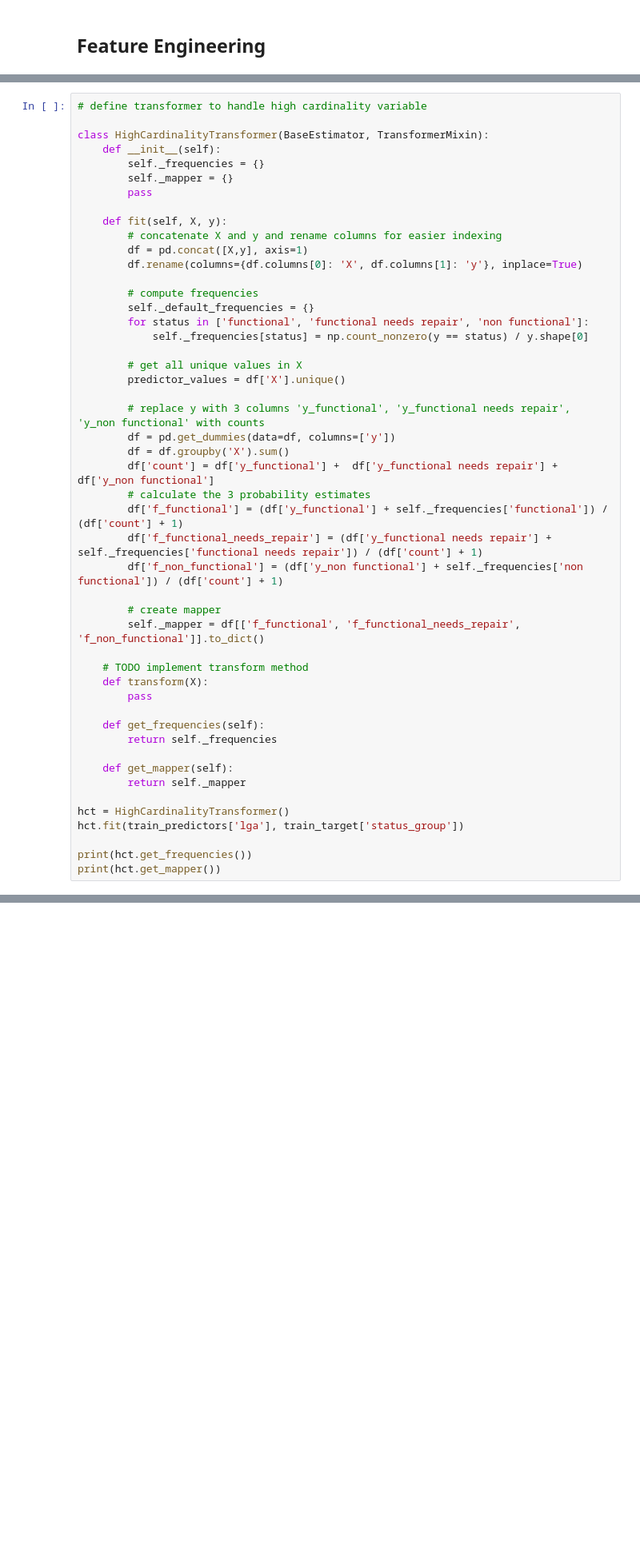
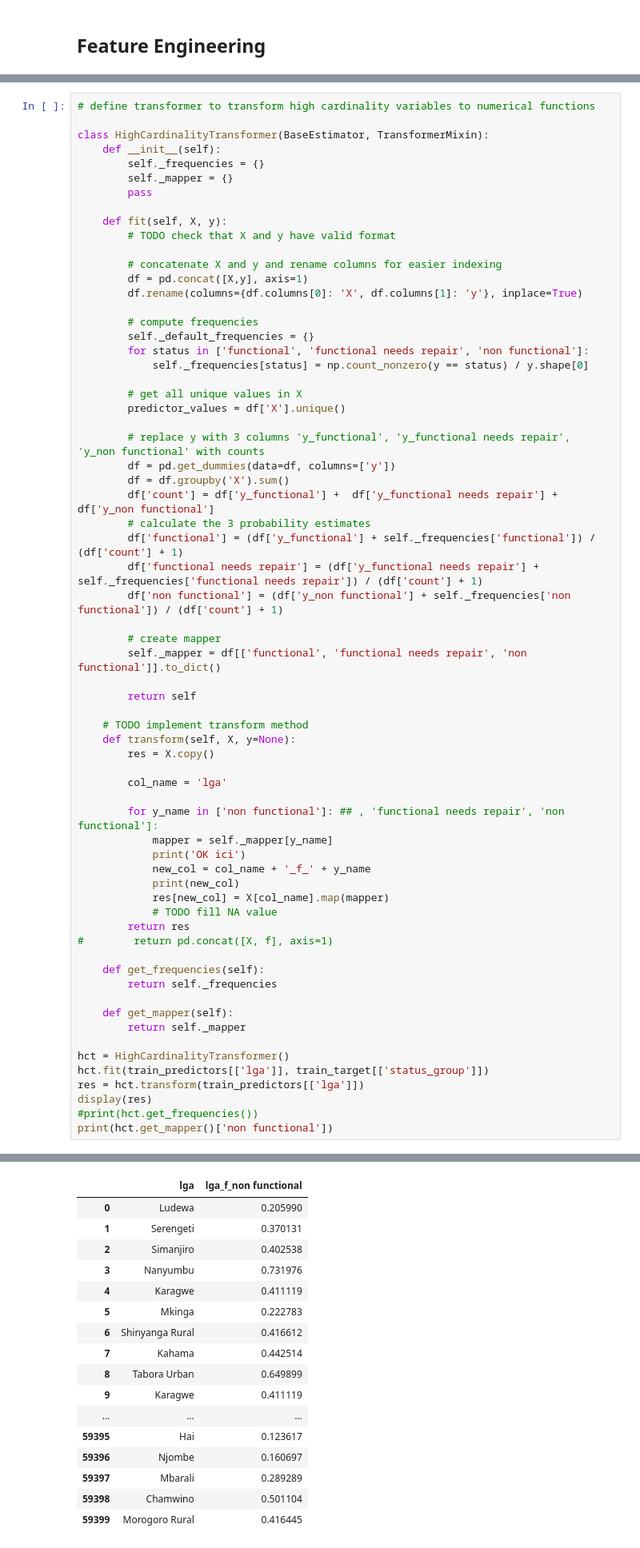
Before and after one commit to cedric-bertrand/DS-py, a Jupyter notebook: taarifa-wp/water_pumps.ipynb, the cells around one changed output, grey strips where cells are left out. Shown: that part at 80% size. Saved outputs shown, nothing was run; the diff lists cells and outputs as text; blank space fills up the shorter version.

Commit message:
add transform to HighCardinalityTransformer

```diff
--- a/taarifa-wp/water_pumps.ipynb
+++ b/taarifa-wp/water_pumps.ipynb
@@ -133,7 +133,7 @@ The rationale for these functions is:
 * they have an intuitive meaning as estimation of probabilities
 * they are defined even if the value x is not included in the training set
 # %%
-# define transformer to handle high cardinality variable
+# define transformer to transform high cardinality variables to numerical functions
 
 class HighCardinalityTransformer(BaseEstimator, TransformerMixin):
     def __init__(self):
@@ -142,6 +142,8 @@ class HighCardinalityTransformer(BaseEstimator, TransformerMixin):
         pass
 
     def fit(self, X, y):
+        # TODO check that X and y have valid format
+
         # concatenate X and y and rename columns for easier indexing
         df = pd.concat([X,y], axis=1)
         df.rename(columns={df.columns[0]: 'X', df.columns[1]: 'y'}, inplace=True)
@@ -159,16 +161,30 @@ class HighCardinalityTransformer(BaseEstimator, TransformerMixin):
         df = df.groupby('X').sum()
         df['count'] = df['y_functional'] +  df['y_functional needs repair'] + df['y_non functional']
         # calculate the 3 probability estimates
-        df['f_functional'] = (df['y_functional'] + self._frequencies['functional']) / (df['count'] + 1)
-        df['f_functional_needs_repair'] = (df['y_functional needs repair'] + self._frequencies['functional needs repair']) / (df['count'] + 1)
-        df['f_non_functional'] = (df['y_non functional'] + self._frequencies['non functional']) / (df['count'] + 1)
+        df['functional'] = (df['y_functional'] + self._frequencies['functional']) / (df['count'] + 1)
+        df['functional needs repair'] = (df['y_functional needs repair'] + self._frequencies['functional needs repair']) / (df['count'] + 1)
+        df['non functional'] = (df['y_non functional'] + self._frequencies['non functional']) / (df['count'] + 1)
 
         # create mapper
-        self._mapper = df[['f_functional', 'f_functional_needs_repair', 'f_non_functional']].to_dict()
+        self._mapper = df[['functional', 'functional needs repair', 'non functional']].to_dict()
+
+        return self
 
     # TODO implement transform method
-    def transform(X):
-        pass
+    def transform(self, X, y=None):
+        res = X.copy()
+
+        col_name = 'lga'
+
+        for y_name in ['non functional']: ## , 'functional needs repair', 'non functional']:
+            mapper = self._mapper[y_name]
+            print('OK ici')
+            new_col = col_name + '_f_' + y_name
+            print(new_col)
+            res[new_col] = X[col_name].map(mapper)
+            # TODO fill NA value
+        return res
+#        return pd.concat([X, f], axis=1)
 
     def get_frequencies(self):
         return self._frequencies
@@ -177,8 +193,9 @@ class HighCardinalityTransformer(BaseEstimator, TransformerMixin):
         return self._mapper
 
 hct = HighCardinalityTransformer()
-hct.fit(train_predictors['lga'], train_target['status_group'])
-
-print(hct.get_frequencies())
-print(hct.get_mapper())
+hct.fit(train_predictors[['lga']], train_target[['status_group']])
+res = hct.transform(train_predictors[['lga']])
+display(res)
+#print(hct.get_frequencies())
+print(hct.get_mapper()['non functional'])
 # %% [output]
@@ -186,0 +205,17 @@ print(hct.get_mapper())
+|  | lga | lga_f_non functional |
+| 0 | Ludewa | 0.205990 |
+| 1 | Serengeti | 0.370131 |
+| 2 | Simanjiro | 0.402538 |
+| 3 | Nanyumbu | 0.731976 |
+| 4 | Karagwe | 0.411119 |
+| 5 | Mkinga | 0.222783 |
+| 6 | Shinyanga Rural | 0.416612 |
+| 7 | Kahama | 0.442514 |
+| 8 | Tabora Urban | 0.649899 |
+| 9 | Karagwe | 0.411119 |
+| ... | ... | ... |
+| 59395 | Hai | 0.123617 |
+| 59396 | Njombe | 0.160697 |
+| 59397 | Mbarali | 0.289289 |
+| 59398 | Chamwino | 0.501104 |
+| 59399 | Morogoro Rural | 0.416445 |
```
Also changed, not shown: parts of 2 cells of this notebook.
